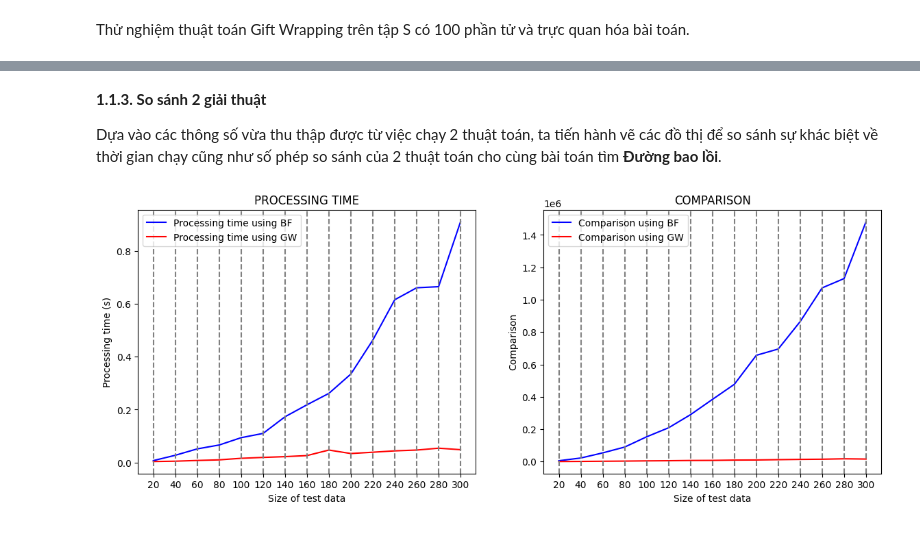
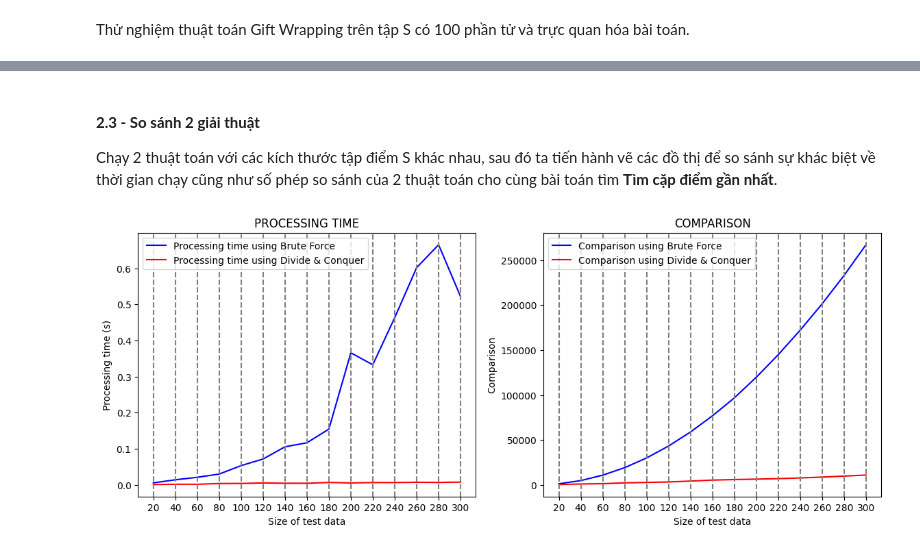
Before and after one commit to nbtin/algo_complexity, a Jupyter notebook: 20120596.ipynb, the cells around one changed output, grey strips where cells are left out. Saved outputs shown, nothing was run; the diff lists cells and outputs as text; code cells hidden in the pictures.

Commit message:
Done 'Finding closest pair of points' problem.

```diff
--- a/20120596.ipynb
+++ b/20120596.ipynb
@@ -405,0 +432,7 @@ array([[2.00000000e+01, 3.54595184e-03, 4.90100000e+02],
+# %%
+S = Test_Generator(50, 2)
+min_dist, min_pair, cnt = find_min_distance_BF(S)
+print(min_dist)
+print(min_pair)
+print(cnt)
+show_points(S, nearest_line=min_pair)
@@ -405,0 +528,7 @@ array([[2.00000000e+01, 3.54595184e-03, 4.90100000e+02],
+# %%
+S = Test_Generator(50, 5)
+min_dist_DC, min_pair_DC, cnt = find_min_distance_DC(S, 0, S.shape[0] - 1)
+print(min_dist_DC)
+print(min_pair_DC)
+print(cnt)
+show_points(S, nearest_line=min_pair_DC)
@@ -406,4 +541,6 @@ array([[2.00000000e+01, 3.54595184e-03, 4.90100000e+02],
 # %% [markdown]
-**1.1.3. So sánh 2 giải thuật**
+<a id="sosanh2"></a>
 
-Dựa vào các thông số vừa thu thập được từ việc chạy 2 thuật toán, ta tiến hành vẽ các đồ thị để so sánh sự khác biệt về thời gian chạy cũng như số phép so sánh của 2 thuật toán cho cùng bài toán tìm **Đường bao lồi**.
+#### **2.3 - So sánh 2 giải thuật**
+
+Chạy 2 thuật toán với các kích thước tập điểm S khác nhau, sau đó ta tiến hành vẽ các đồ thị để so sánh sự khác biệt về thời gian chạy cũng như số phép so sánh của 2 thuật toán cho cùng bài toán tìm **Tìm cặp điểm gần nhất**.
@@ -410,35 +573,41 @@ Dựa vào các thông số vừa thu thập được từ việc chạy 2 thu
+# %%
+stats_min_dist_BF = Find_min_distance_stats(1)
+# stats_min_dist_BF
+# %%
+stats_min_dist_DC = Find_min_distance_stats(0)
+# stats_min_dist_DC
 # %%
-# x_GW = stats_convex_hull_GW[:, 0]
-# processing_time_GW = stats_convex_hull_GW[:, 1]
-# comparison_GW = stats_convex_hull_GW[:, 2]
+x_DC = stats_min_dist_DC[:, 0]
+processing_time_DC = stats_min_dist_DC[:, 1]
+comparison_DC = stats_min_dist_DC[:, 2]
 
-# x_BF = stats_convex_hull_BF[:, 0]
-# processing_time_BF = stats_convex_hull_BF[:, 1]
-# comparison_BF = stats_convex_hull_BF[:, 2]
+x_BF = stats_min_dist_BF[:, 0]
+processing_time_BF = stats_min_dist_BF[:, 1]
+comparison_BF = stats_min_dist_BF[:, 2]
 
-# fig, axs = plt.subplots(1, 2, figsize=(14, 5))
+fig, axs = plt.subplots(1, 2, figsize=(14, 5))
 
-# axs[0].plot(x_BF, processing_time_BF, '-b', label = 'Processing time using BF')
-# axs[0].plot(x_BF, processing_time_GW, '-r', label = 'Processing time using GW')
-# axs[0].set_title('PROCESSING TIME')
-# axs[0].set_xlabel('Size of test data')
-# axs[0].set_ylabel('Processing time (s)')
-# axs[0].legend()
+axs[0].plot(x_BF, processing_time_BF, '-b', label = 'Processing time using Brute Force')
+axs[0].plot(x_BF, processing_time_DC, '-r', label = 'Processing time using Divide & Conquer')
+axs[0].set_title('PROCESSING TIME')
+axs[0].set_xlabel('Size of test data')
+axs[0].set_ylabel('Processing time (s)')
+axs[0].legend()
 
-# axs[1].plot(x_BF, comparison_BF, '-b', label = 'Comparison using BF')
-# axs[1].plot(x_BF, comparison_GW, '-r', label = 'Comparison using GW')
-# axs[1].set_title('COMPARISON')
-# axs[1].set_xlabel('Size of test data')
-# axs[1].set_ylabel('Comparison')
-# axs[1].legend()
+axs[1].plot(x_BF, comparison_BF, '-b', label = 'Comparison using Brute Force')
+axs[1].plot(x_BF, comparison_DC, '-r', label = 'Comparison using Divide & Conquer')
+axs[1].set_title('COMPARISON')
+axs[1].set_xlabel('Size of test data')
+axs[1].set_ylabel('Comparison')
+axs[1].legend()
 
-# axs[0].set_xticks(np.arange(20, 301, 20))
-# for i in range(len(SIZES)):
-#     axs[0].axvline(x=SIZES[i], color='gray', linestyle='--')
-# axs[1].set_xticks(np.arange(20, 301, 20))
-# for i in range(len(SIZES)):
-#     axs[1].axvline(x=SIZES[i], color='gray', linestyle='--')
+axs[0].set_xticks(np.arange(20, 301, 20))
+for i in range(len(SIZES)):
+    axs[0].axvline(x=SIZES[i], color='gray', linestyle='--')
+axs[1].set_xticks(np.arange(20, 301, 20))
+for i in range(len(SIZES)):
+    axs[1].axvline(x=SIZES[i], color='gray', linestyle='--')
 
-# plt.show()
+plt.show()
 # %% [output]
-[figure, old version]
+[figure, new version]
```
Also changed, not shown: parts of 34 cells of this notebook.
